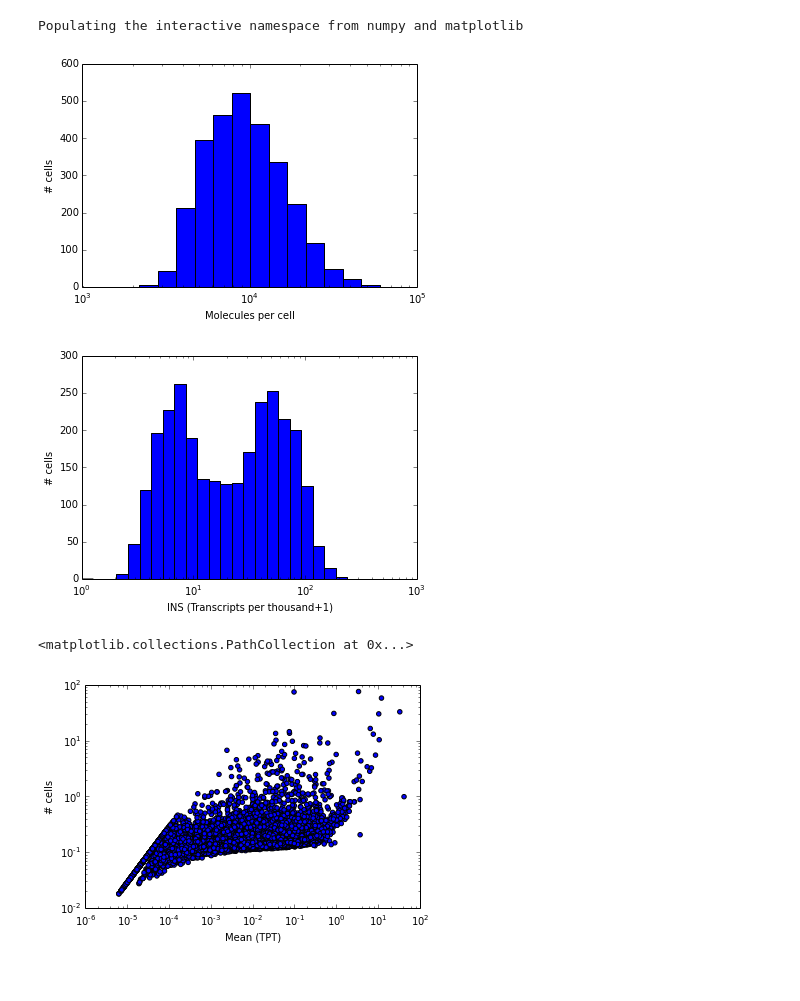
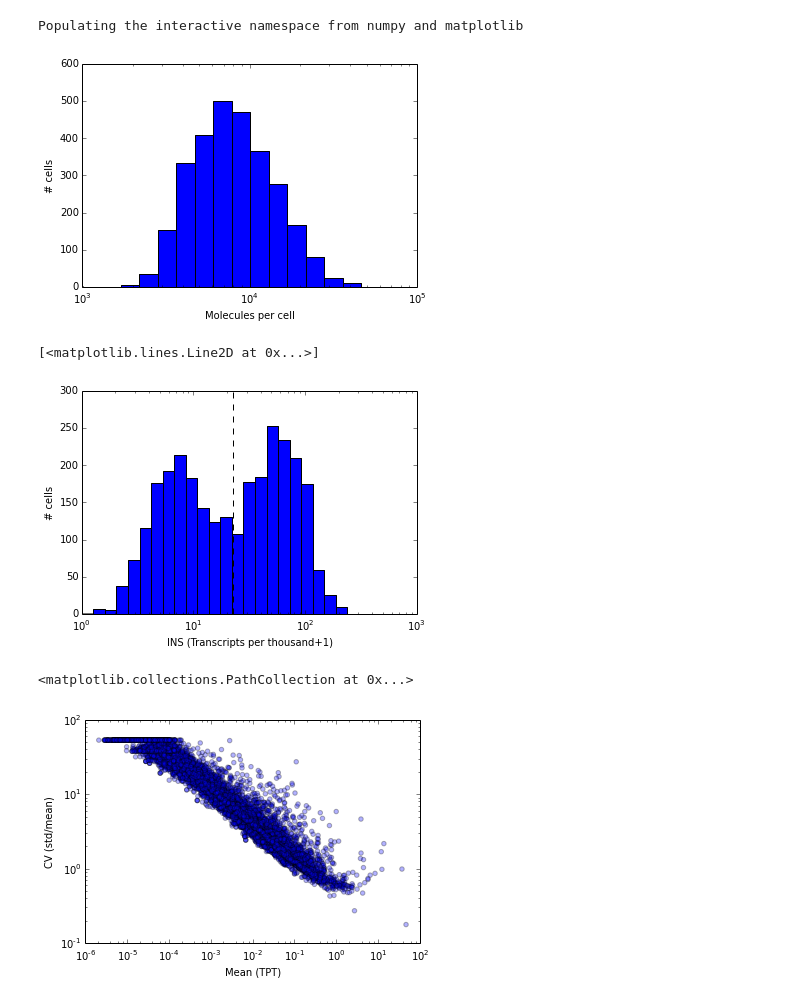
Before and after one commit to indrops/indrops, a Jupyter notebook: notebooks/Untitled0.ipynb, the cells around one changed output. Cells and saved outputs as stored; diff of their text form; code cells hidden in the pictures.

```diff
--- a/notebooks/Untitled0.ipynb
+++ b/notebooks/Untitled0.ipynb
@@ -7,7 +7,7 @@ import pandas as pd
 import numpy as np
 import matplotlib.pyplot as plt
 # %%
-df = pd.read_csv('../s6d13.counts.txt', sep='\t', index_col=0)
+df = pd.read_csv('/Users/averes/Projects/Melton/temp_dropseq/s6d13.counts.txt', sep='\t', index_col=0)
 # %%
 gene_stats = df[['Sum_ambig', 'Sum_counts']]
 cell_counts = df[df.columns[3:]]
@@ -20,20 +20,22 @@ genes_tpt = cells_tpt.T
 ax = plt.subplot(111, xscale='log', xlabel='Molecules per cell', ylabel='# cells')
 ax.hist(cell_counts.sum(), bins=np.logspace(2.9, 5, 20));
 # %% [output]
-[figure, old version]
+[figure, new version]
 # %%
 ax = plt.subplot(111, xscale='log', xlabel='INS (Transcripts per thousand+1)', ylabel='# cells')
-ax.hist(cells_tpt.ix['INS']+1, bins=np.logspace(0, 3, 30));
+ax.hist(cells_tpt.ix['INS']+0.1, bins=np.logspace(0, 3, 30))
+ax.plot([cells_tpt.ix['INS'].median(), cells_tpt.ix['INS'].median()], [0, 300], 'k--')
 # %% [output]
+[<matplotlib.lines.Line2D at 0x...>]
-[figure, old version]
+[figure, new version]
 # %%
 ax = plt.subplot(111, xscale='log', yscale='log',
-    xlabel='Mean (TPT)', ylabel='# cells')
+    xlabel='Mean (TPT)', ylabel='CV (std/mean)')
 
 means = genes_tpt.mean()
-var = genes_tpt.var()
+stds = genes_tpt.std()
 
-ax.scatter(means, var/means)
+ax.scatter(means, stds/means, alpha=0.3)
 # %% [output]
 <matplotlib.collections.PathCollection at 0x...>
-[figure, old version]
+[figure, new version]
```
Also changed, not shown: parts of 22 cells of this notebook, 6 other files.
